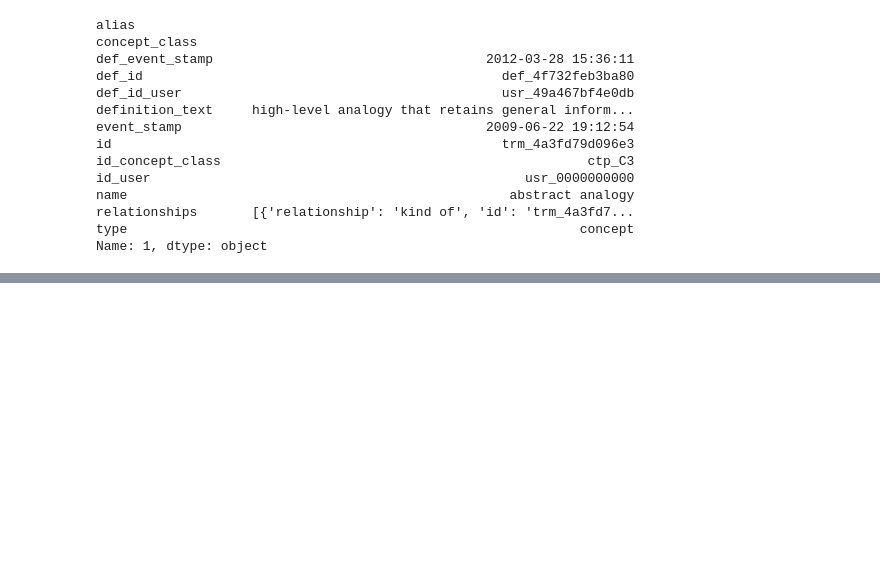
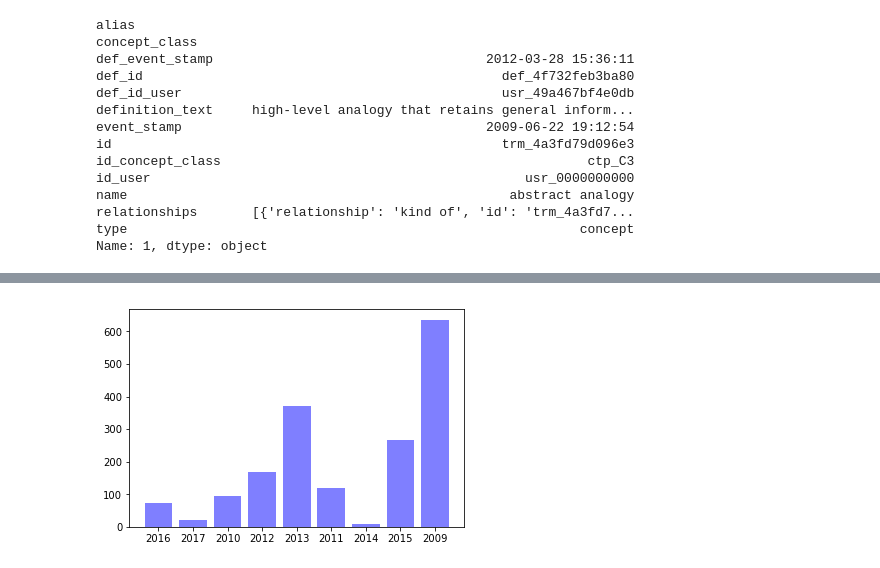
Before and after one commit to neurohackweek/DataDrivenCognitiveOntology, a Jupyter notebook: notebooks/CogAtlas_descriptives.ipynb, the cells around one changed output, grey strips where cells are left out. Cells and saved outputs as stored; diff of their text form; code cells hidden in the pictures; blank space fills up the shorter version.

```diff
--- a/notebooks/CogAtlas_descriptives.ipynb
+++ b/notebooks/CogAtlas_descriptives.ipynb
@@ -162,0 +211,10 @@ Name: 1, dtype: object
+# %%
+# plot contributions by year
+year_freqs = dict((int(x),years.count(x)) for x in set(years))
+
+plt.bar(range(len(year_freqs)), year_freqs.values(), align='center', facecolor = 'blue', alpha = 0.5)
+plt.xticks(range(len(year_freqs)), year_freqs.keys())
+
+plt.show()
+# %% [output]
+[figure, added]
```
Also changed, not shown: parts of 7 cells of this notebook.
